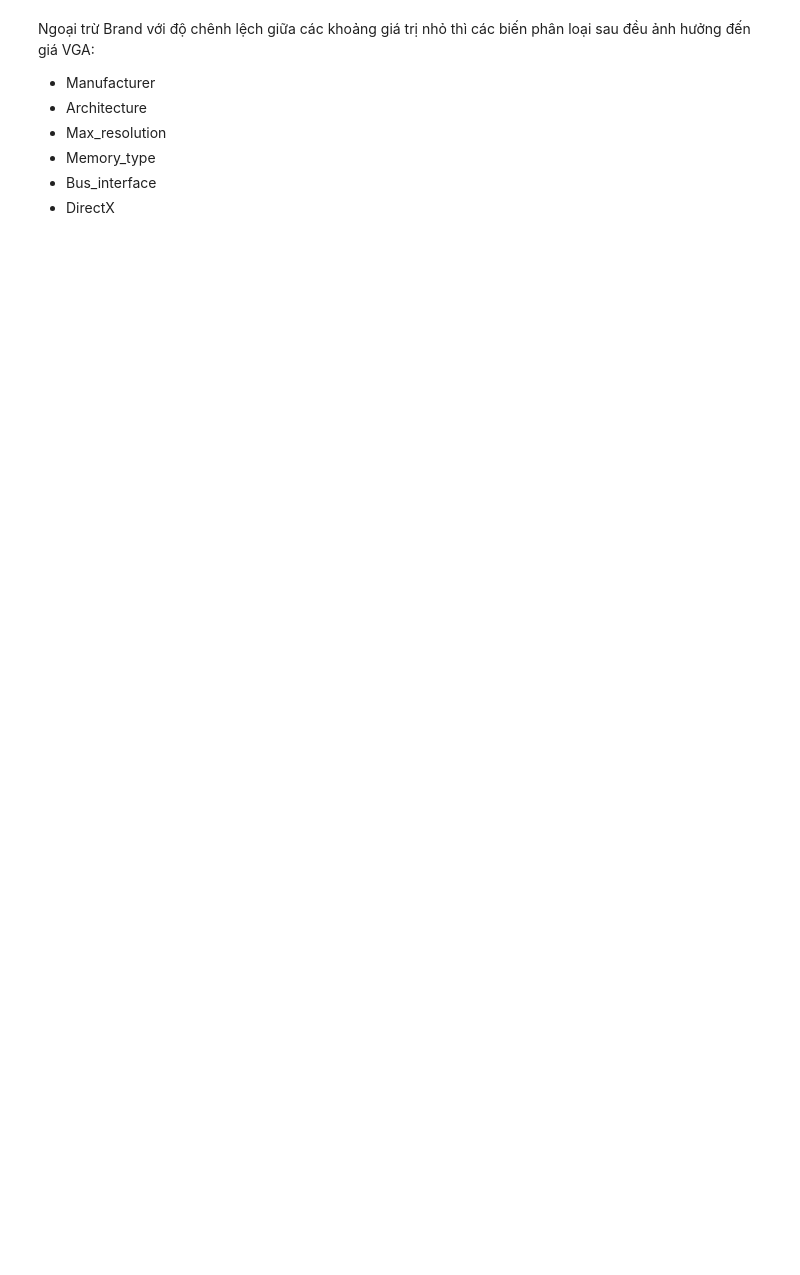
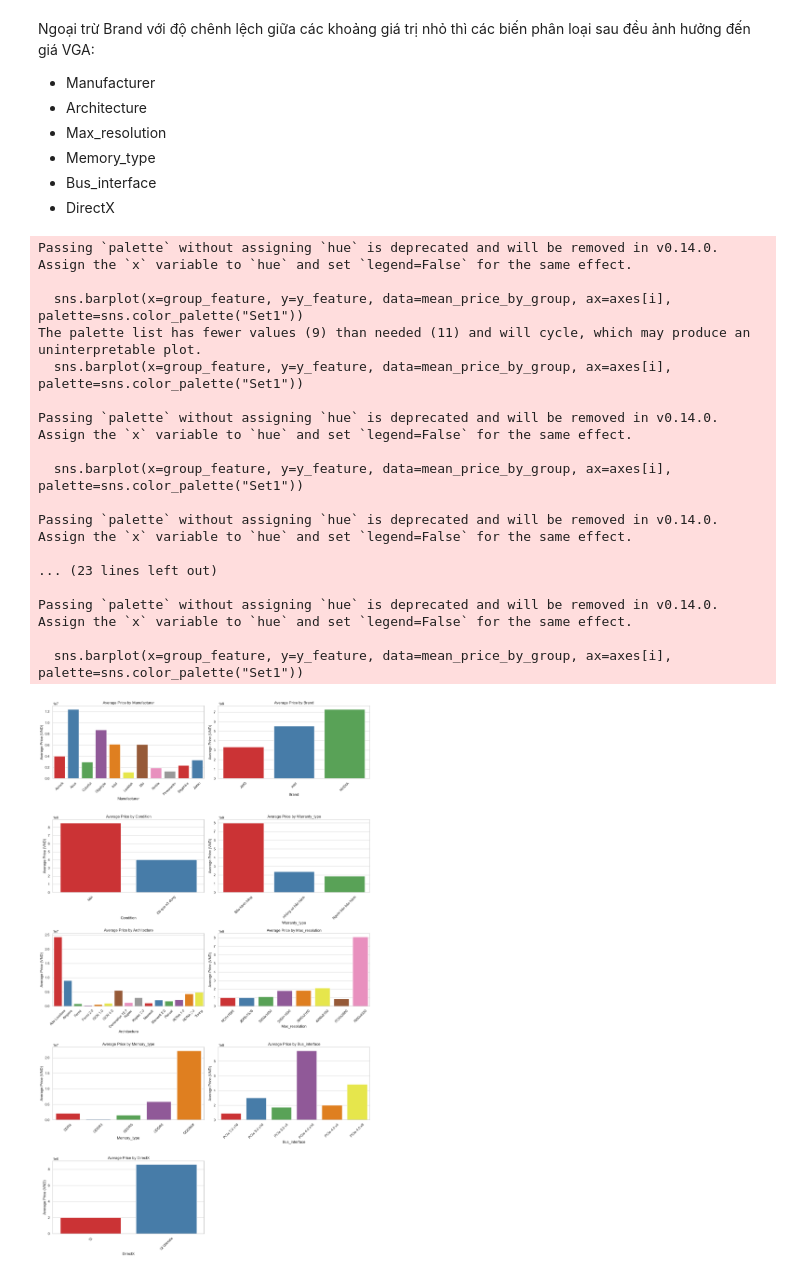
Before and after one commit to photonrays/Du_doan_gia_VGA, a Jupyter notebook: eda.ipynb, the cells around one changed output. Cells and saved outputs as stored; diff of their text form; code cells hidden in the pictures; blank space fills up the shorter version.

```diff
--- a/eda.ipynb
+++ b/eda.ipynb
@@ -237,3 +246,61 @@ Ngoại trừ Brand với độ chênh lệch giữa các khoảng giá trị nh
 - Memory_type
 - Bus_interface
 - DirectX
+# %%
+def plot_mean_price_for_features(df, group_features, y_feature):
+    # Calculate the number of rows needed based on the number of group features
+    num_rows = (len(group_features) + 1) // 2
+
+    # Set up the matplotlib subplots
+    fig, axes = plt.subplots(num_rows, 2, figsize=(15, 5 * num_rows))
+
+    # Flatten the axes array for easy iteration
+    axes = axes.flatten()
+
+    # Loop through each group feature
+    for i, group_feature in enumerate(group_features):
+        # Calculate row and column indices
+        row_idx = i // 2
+        col_idx = i % 2
+
+        # Calculate mean price for the group feature
+        mean_price_by_group = df.groupby(group_feature)[y_feature].mean().reset_index()
+
+        # Plot the bar chart on the corresponding subplot
+        sns.barplot(x=group_feature, y=y_feature, data=mean_price_by_group, ax=axes[i], palette=sns.color_palette("Set1"))
+        axes[i].set_title(f'Average {y_feature} by {group_feature}')
+        axes[i].set_xlabel(group_feature)
+        axes[i].set_ylabel(f'Average {y_feature} (VND)')
+        axes[i].tick_params(axis='x', rotation=45)
+
+    # Remove any empty subplots
+    for j in range(len(group_features), len(axes)):
+        fig.delaxes(axes[j])
+
+    # Adjust layout for better display
+    plt.tight_layout()
+
+    # Show the plots
+    plt.show()
+
+# Example usage:
+plot_mean_price_for_features(df, categorical_features, 'Price')
+# %% [output]
+Passing `palette` without assigning `hue` is deprecated and will be removed in v0.14.0. Assign the `x` variable to `hue` and set `legend=False` for the same effect.
+
+  sns.barplot(x=group_feature, y=y_feature, data=mean_price_by_group, ax=axes[i], palette=sns.color_palette("Set1"))
+The palette list has fewer values (9) than needed (11) and will cycle, which may produce an uninterpretable plot.
+  sns.barplot(x=group_feature, y=y_feature, data=mean_price_by_group, ax=axes[i], palette=sns.color_palette("Set1"))
+
+Passing `palette` without assigning `hue` is deprecated and will be removed in v0.14.0. Assign the `x` variable to `hue` and set `legend=False` for the same effect.
+
+  sns.barplot(x=group_feature, y=y_feature, data=mean_price_by_group, ax=axes[i], palette=sns.color_palette("Set1"))
+
+Passing `palette` without assigning `hue` is deprecated and will be removed in v0.14.0. Assign the `x` variable to `hue` and set `legend=False` for the same effect.
+
+... (23 lines left out)
+
+Passing `palette` without assigning `hue` is deprecated and will be removed in v0.14.0. Assign the `x` variable to `hue` and set `legend=False` for the same effect.
+
+  sns.barplot(x=group_feature, y=y_feature, data=mean_price_by_group, ax=axes[i], palette=sns.color_palette("Set1"))
+[figure, added]
```
Also changed, not shown: parts of 7 cells of this notebook, 5 other files.
